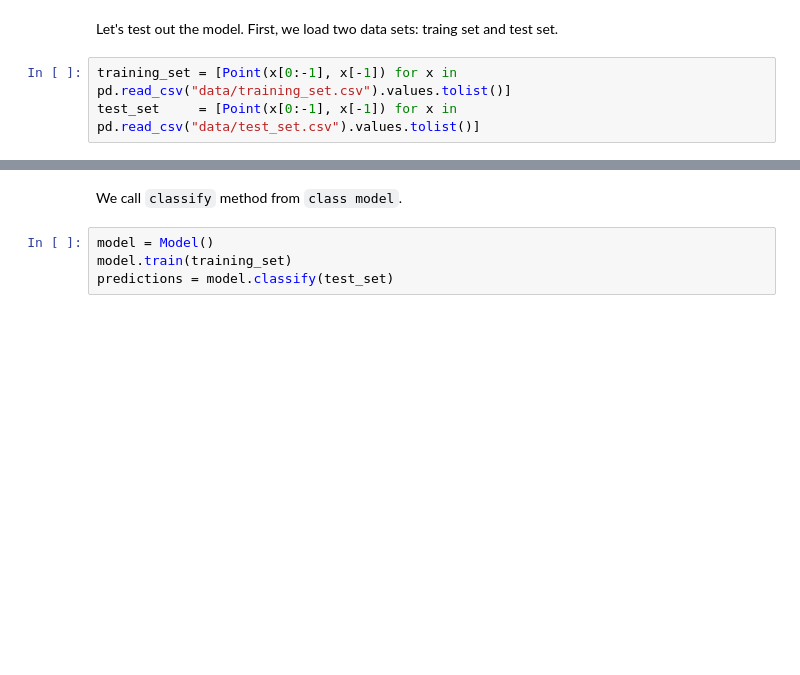
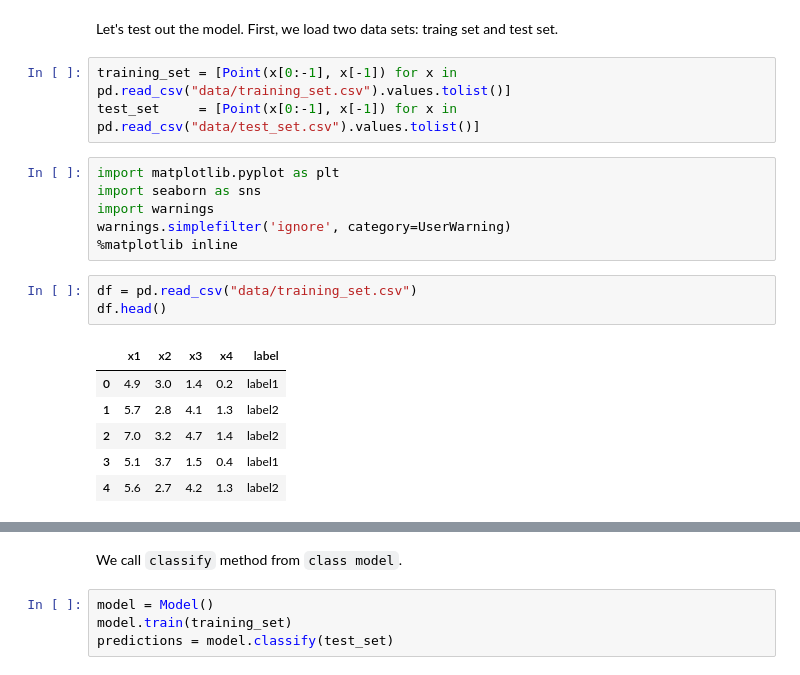
Before and after one commit to monikamika/notebooks, a Jupyter notebook: knn-clasifier.ipynb, the cells around one changed output, grey strips where cells are left out. Cells and saved outputs as stored; diff of their text form; blank space fills up the shorter version.

```diff
--- a/knn-clasifier.ipynb
+++ b/knn-clasifier.ipynb
@@ -93,3 +93,19 @@ Let's test out the model. First, we load two data sets: traing set and test set.
 # %%
 training_set = [Point(x[0:-1], x[-1]) for x in pd.read_csv("data/training_set.csv").values.tolist()]
 test_set     = [Point(x[0:-1], x[-1]) for x in pd.read_csv("data/test_set.csv").values.tolist()]
+# %%
+import matplotlib.pyplot as plt
+import seaborn as sns
+import warnings
+warnings.simplefilter('ignore', category=UserWarning)
+%matplotlib inline
+# %%
+df = pd.read_csv("data/training_set.csv")
+df.head()
+# %% [output]
+|  | x1 | x2 | x3 | x4 | label |
+| 0 | 4.9 | 3.0 | 1.4 | 0.2 | label1 |
+| 1 | 5.7 | 2.8 | 4.1 | 1.3 | label2 |
+| 2 | 7.0 | 3.2 | 4.7 | 1.4 | label2 |
+| 3 | 5.1 | 3.7 | 1.5 | 0.4 | label1 |
+| 4 | 5.6 | 2.7 | 4.2 | 1.3 | label2 |
```
Also changed, not shown: parts of 3 cells of this notebook.
